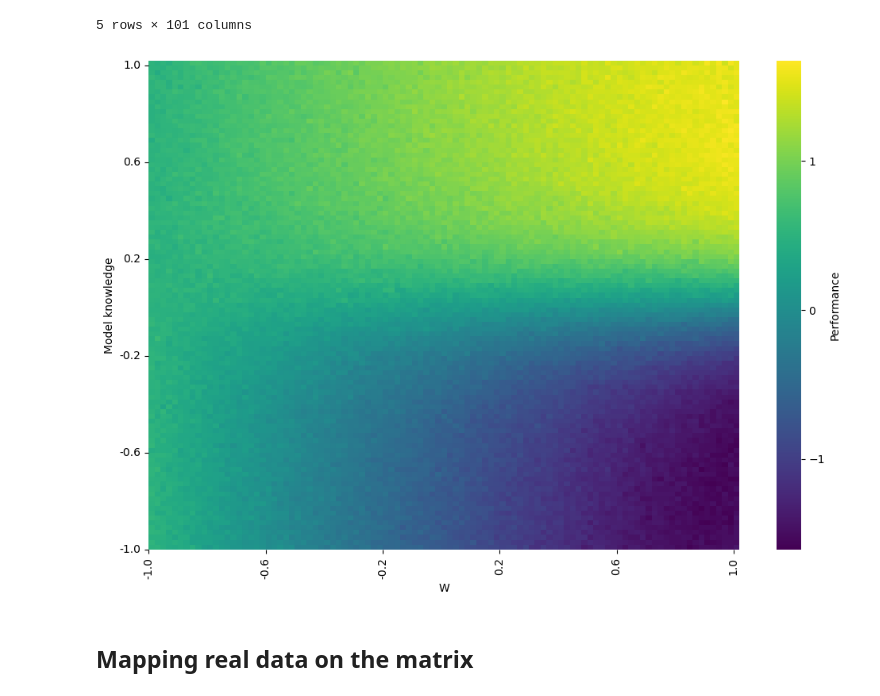
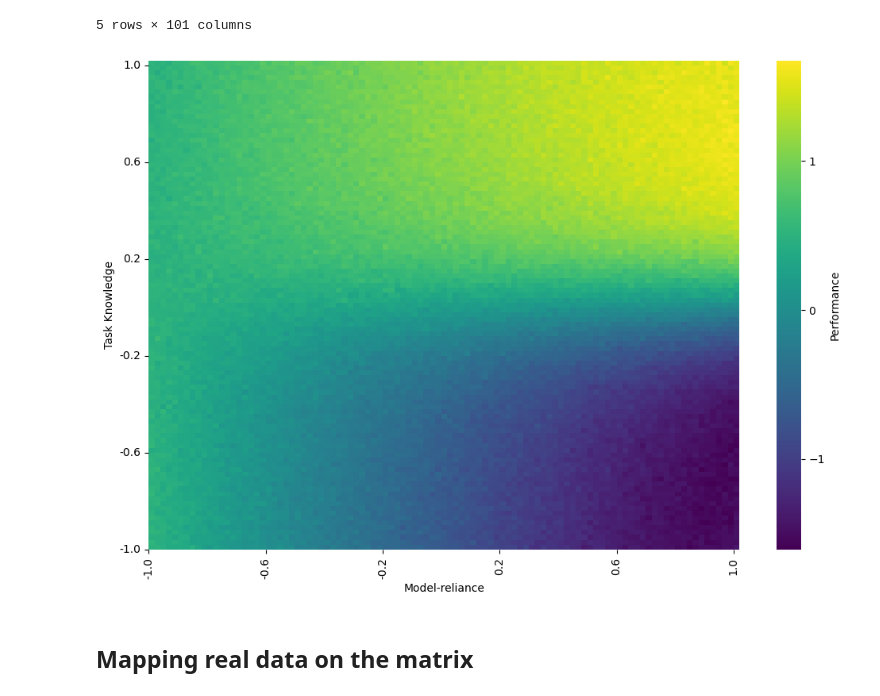
Before and after one commit to DrBlublu/2023_Transmission_of_model_project_ABM, a Jupyter notebook: scripts/simulation_analysis.ipynb, the cells around one changed output. Saved outputs shown, nothing was run; the diff lists cells and outputs as text; code cells hidden in the pictures.

```diff
--- a/scripts/simulation_analysis.ipynb
+++ b/scripts/simulation_analysis.ipynb
@@ -4,7 +4,7 @@ import pandas as pd
 import seaborn as sns
 import matplotlib.pyplot as plt
 # %%
-df = pd.read_csv("../data/simulation_results.csv")
+df = pd.read_csv("../results/simulation_results.csv")
 df.head()
 # %% [output]
 |  | sim | model_knowledge | w | perf | perf_stake | baseline_reward | avg_reward |
@@ -93,28 +93,28 @@ matrix.head()
 # %%
 plt.figure(figsize=(12, 8))
 
 sns.heatmap(matrix, cmap="viridis", annot=False, cbar_kws={"label": "Performance", "ticks": [-1., 0.0, 1.]})
 
 # plt.contour(matrix.values, levels=[0], colors="black", linewidths=1)
 # plt.axhline(y=50, color="red", linestyle="--", linewidth=2)
 
 plt.gca().invert_yaxis()
-plt.ylabel("Model knowledge")
-plt.xlabel("W")
+plt.ylabel("Task Knowledge")
+plt.xlabel("Model-reliance")
 
 # Use the actual index and columns
 plt.yticks(
     np.arange(0, len(matrix.index), 20),   # positions
     matrix.index[::20]                     # labels
 )
 plt.xticks(
     np.arange(0, len(matrix.columns), 20),  # positions
     matrix.columns[::20]                    # labels
 )
 
 plt.show()
 # %% [output]
-[figure, old version]
+[figure, new version]
 # %% [markdown]
 ## Mapping real data on the matrix
 # %% [markdown]
```
Also changed, not shown: 3 other files.
